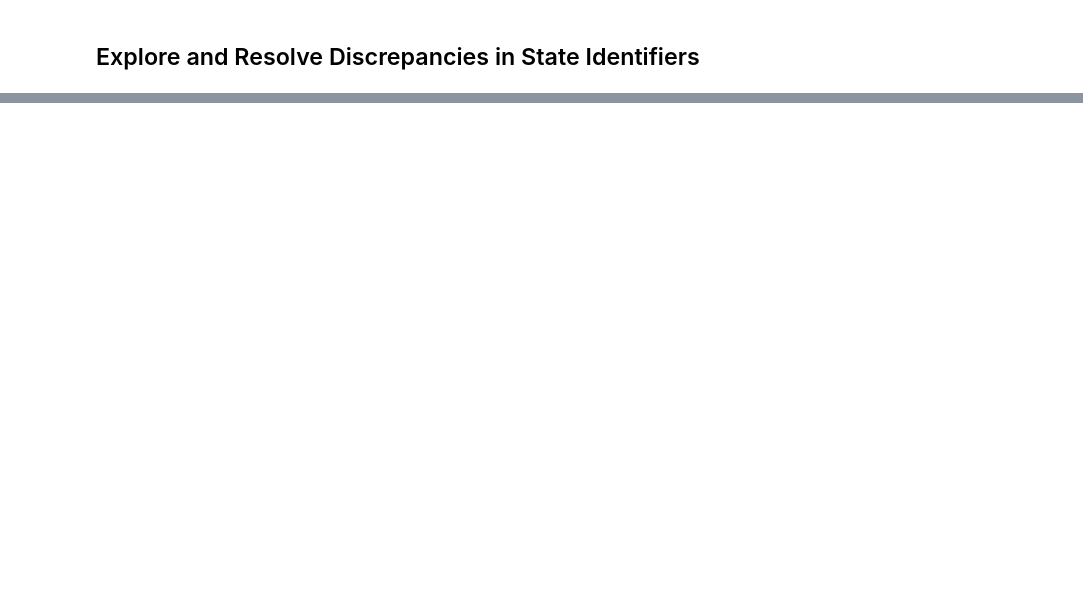
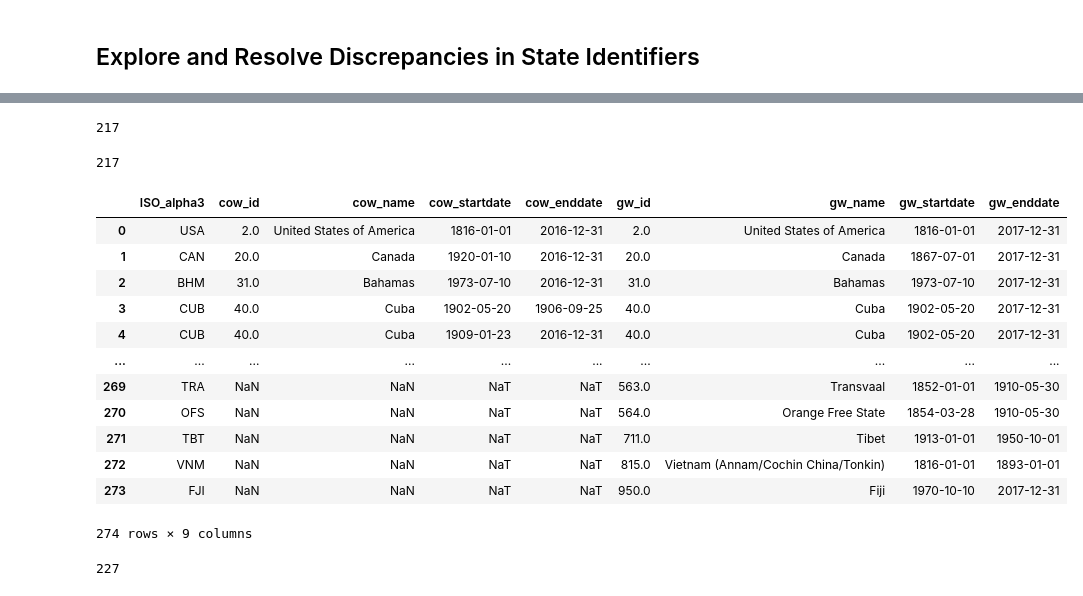
Before and after one commit to jenna-jordan/international-relations-database-extended, a Jupyter notebook: Wrangle_Data/State_Identifiers.ipynb, the cells around one changed output, grey strips where cells are left out. Cells and saved outputs as stored; diff of their text form; code cells hidden in the pictures; blank space fills up the shorter version.

```diff
--- a/Wrangle_Data/State_Identifiers.ipynb
+++ b/Wrangle_Data/State_Identifiers.ipynb
@@ -87,0 +83,29 @@ prio
+# %%
+cow['cow_id'].nunique()
+# %% [output]
+217
+# %%
+cow['ISO_alpha3'].nunique()
+# %% [output]
+217
+# %%
+cow_gw_merged = cow.merge(gw, how="outer", on="ISO_alpha3")
+cow_gw_merged
+# %% [output]
+|  | ISO_alpha3 | cow_id | cow_name | cow_startdate | cow_enddate | gw_id | gw_name | gw_startdate | gw_enddate |
+| 0 | USA | 2.0 | United States of America | 1816-01-01 | 2016-12-31 | 2.0 | United States of America | 1816-01-01 | 2017-12-31 |
+| 1 | CAN | 20.0 | Canada | 1920-01-10 | 2016-12-31 | 20.0 | Canada | 1867-07-01 | 2017-12-31 |
+| 2 | BHM | 31.0 | Bahamas | 1973-07-10 | 2016-12-31 | 31.0 | Bahamas | 1973-07-10 | 2017-12-31 |
+| 3 | CUB | 40.0 | Cuba | 1902-05-20 | 1906-09-25 | 40.0 | Cuba | 1902-05-20 | 2017-12-31 |
+| 4 | CUB | 40.0 | Cuba | 1909-01-23 | 2016-12-31 | 40.0 | Cuba | 1902-05-20 | 2017-12-31 |
+| ... | ... | ... | ... | ... | ... | ... | ... | ... | ... |
+| 269 | TRA | NaN | NaN | NaT | NaT | 563.0 | Transvaal | 1852-01-01 | 1910-05-30 |
+| 270 | OFS | NaN | NaN | NaT | NaT | 564.0 | Orange Free State | 1854-03-28 | 1910-05-30 |
+| 271 | TBT | NaN | NaN | NaT | NaT | 711.0 | Tibet | 1913-01-01 | 1950-10-01 |
+| 272 | VNM | NaN | NaN | NaT | NaT | 815.0 | Vietnam (Annam/Cochin China/Tonkin) | 1816-01-01 | 1893-01-01 |
+| 273 | FJI | NaN | NaN | NaT | NaT | 950.0 | Fiji | 1970-10-10 | 2017-12-31 |
+274 rows × 9 columns
+# %%
+cow_gw_merged['ISO_alpha3'].nunique()
+# %% [output]
+227
```
Also changed, not shown: parts of 10 cells of this notebook, 22 other files.
